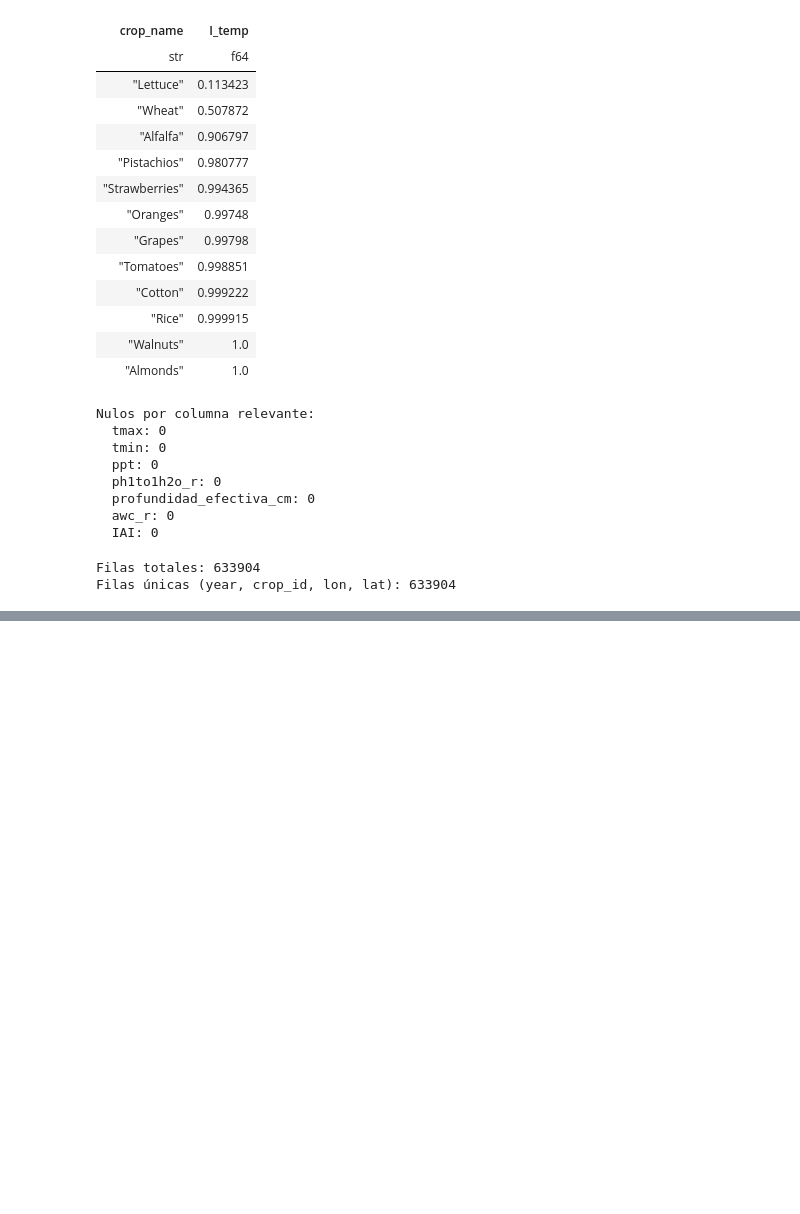
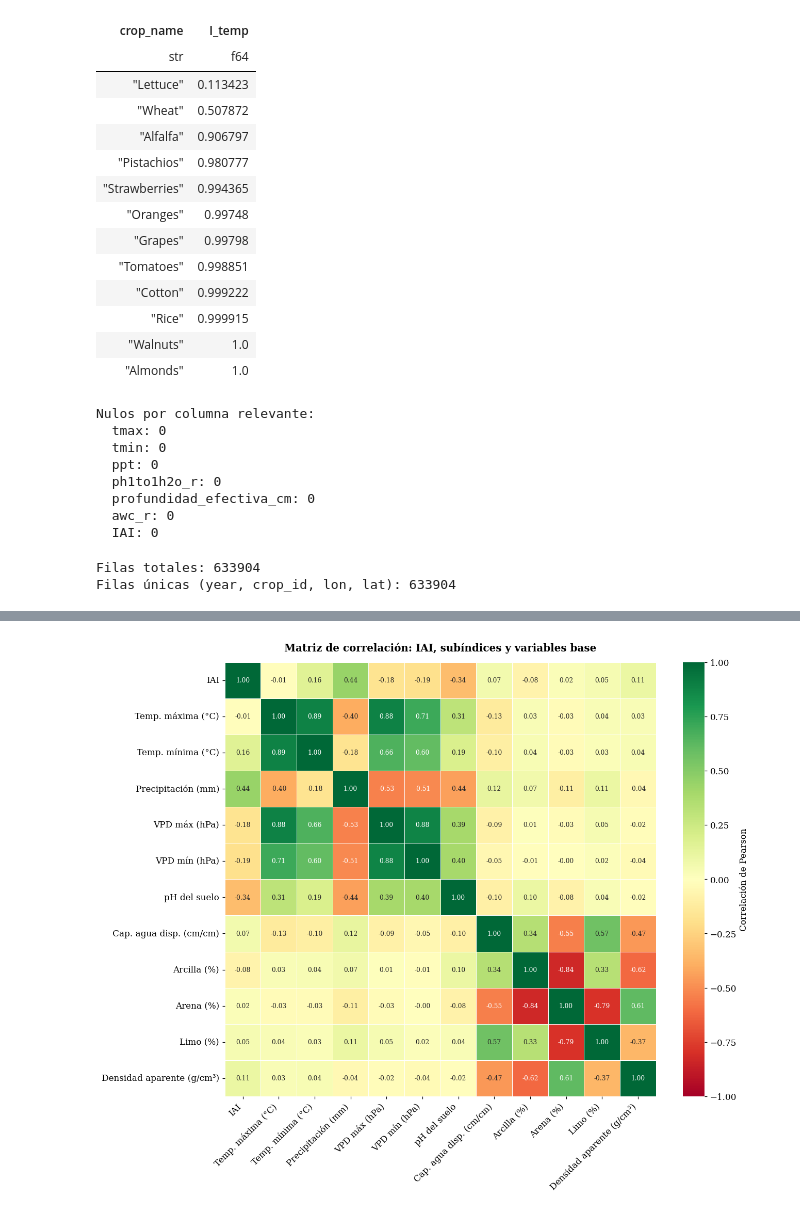
Before and after one commit to lesliemosquera96-netizen/TFM_Recomendador_cultivos, a Jupyter notebook: notebooks/02_ejecucion_IAI.ipynb, the cells around one changed output, grey strips where cells are left out. Saved outputs shown, nothing was run; the diff lists cells and outputs as text; code cells hidden in the pictures; blank space fills up the shorter version.

```diff
--- a/notebooks/02_ejecucion_IAI.ipynb
+++ b/notebooks/02_ejecucion_IAI.ipynb
@@ -145,0 +318,21 @@ df_iai_hist.write_parquet("C:/Users/lesli/Documents/TFM/Data/hist_iai.parquet")
+# %%
+# Matriz de correlación
+cols_corr = ["IAI"]  + vars_base
+M = df.select(cols_corr).to_numpy()
+corr = np.corrcoef(M, rowvar=False)
+
+etiquetas = [NOMBRES.get(c, c) for c in cols_corr]
+
+fig, ax = plt.subplots(figsize=(12, 10))
+sns.heatmap(corr, annot=True, fmt=".2f", cmap="RdYlGn", center=0,
+            xticklabels=etiquetas, yticklabels=etiquetas,
+            vmin=-1, vmax=1, linewidths=0.5, linecolor="white",
+            annot_kws={"size": 8}, ax=ax, cbar_kws={"label": "Correlación de Pearson"})
+ax.set_title("Matriz de correlación: IAI, subíndices y variables base", pad=14)
+plt.xticks(rotation=45, ha="right")
+plt.yticks(rotation=0)
+plt.tight_layout()
+plt.savefig(os.path.join(OUTPUT_DIR, "eda_06_matriz_correlacion.png"), dpi=300, bbox_inches="tight")
+plt.show()
+# %% [output]
+[figure, added]
```
Also changed, not shown: parts of 16 cells of this notebook, 6 other files.
